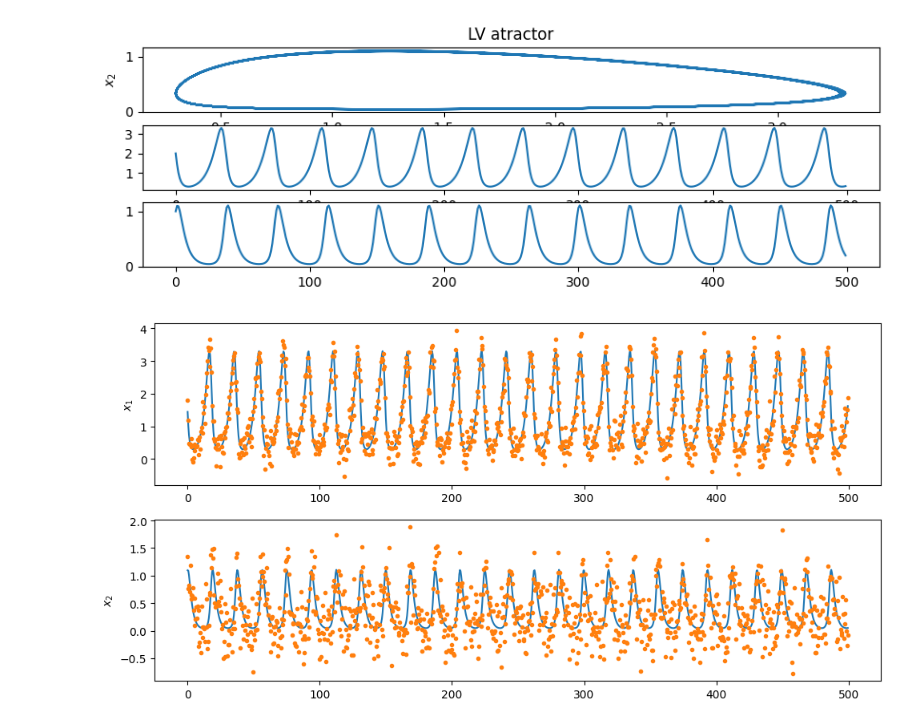
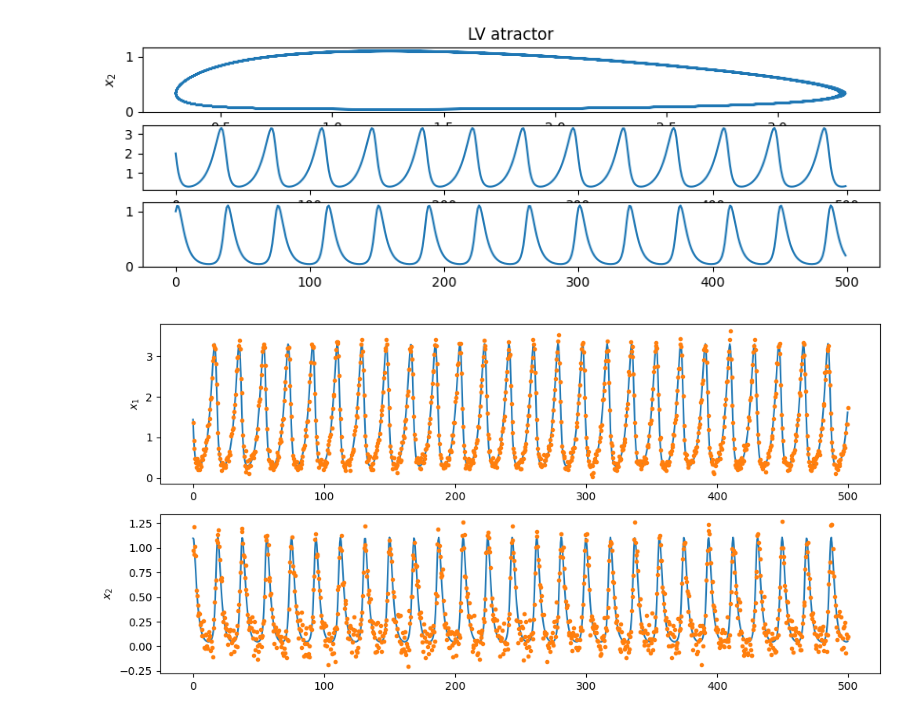
Before and after one commit to pulidom/finan2, a Jupyter notebook: enkf/main.ipynb, the cells around one changed output. Drawn from its saved outputs; the diff is of its cells as text; code cells hidden in the pictures.

```diff
--- a/enkf/main.ipynb
+++ b/enkf/main.ipynb
@@ -24,19 +25,19 @@ ax[2].plot(xg[1])
 [<matplotlib.lines.Line2D at 0x...>]
 [figure]
 # %%
-Obs=obs.OBS(H=np.eye(2),R=0.1* np.eye(2))
+Obs=obs.OBS(H=np.eye(2),R=0.01* np.eye(2))
 xt0 = np.array((2,1))
 xt_t, y_t = Obs(xt0,1000,Mdl)
 xtg_t=xt_t.T; yg_t=y_t.T
 time=Mdl.dtcy * np.arange(xt_t.shape[0])
 
 fig,ax = plt.subplots(2,1,figsize=(10, 5))
 ax[0].plot(time,xtg_t[0])
 ax[0].plot(time,yg_t[0],'.')
 ax[0].set(ylabel=r'$x_1$')
 ax[1].plot(time,xtg_t[1])
 ax[1].plot(time,yg_t[1],'.')
 ax[1].set(ylabel=r'$x_2$')
 fig.tight_layout()
 # %% [output]
-[figure, old version]
+[figure, new version]
```
Also changed, not shown: parts of 6 cells of this notebook, 5 other files.
